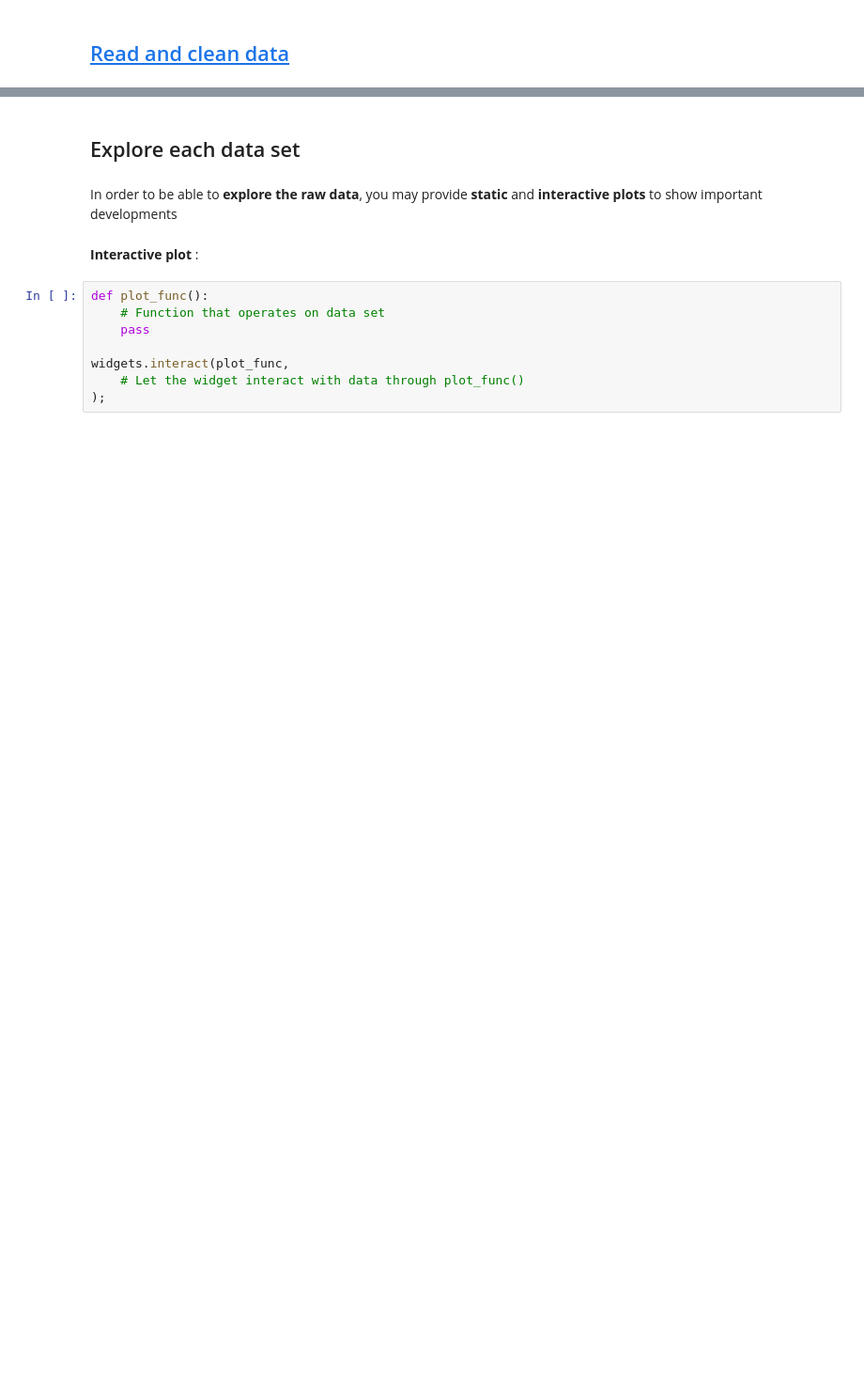
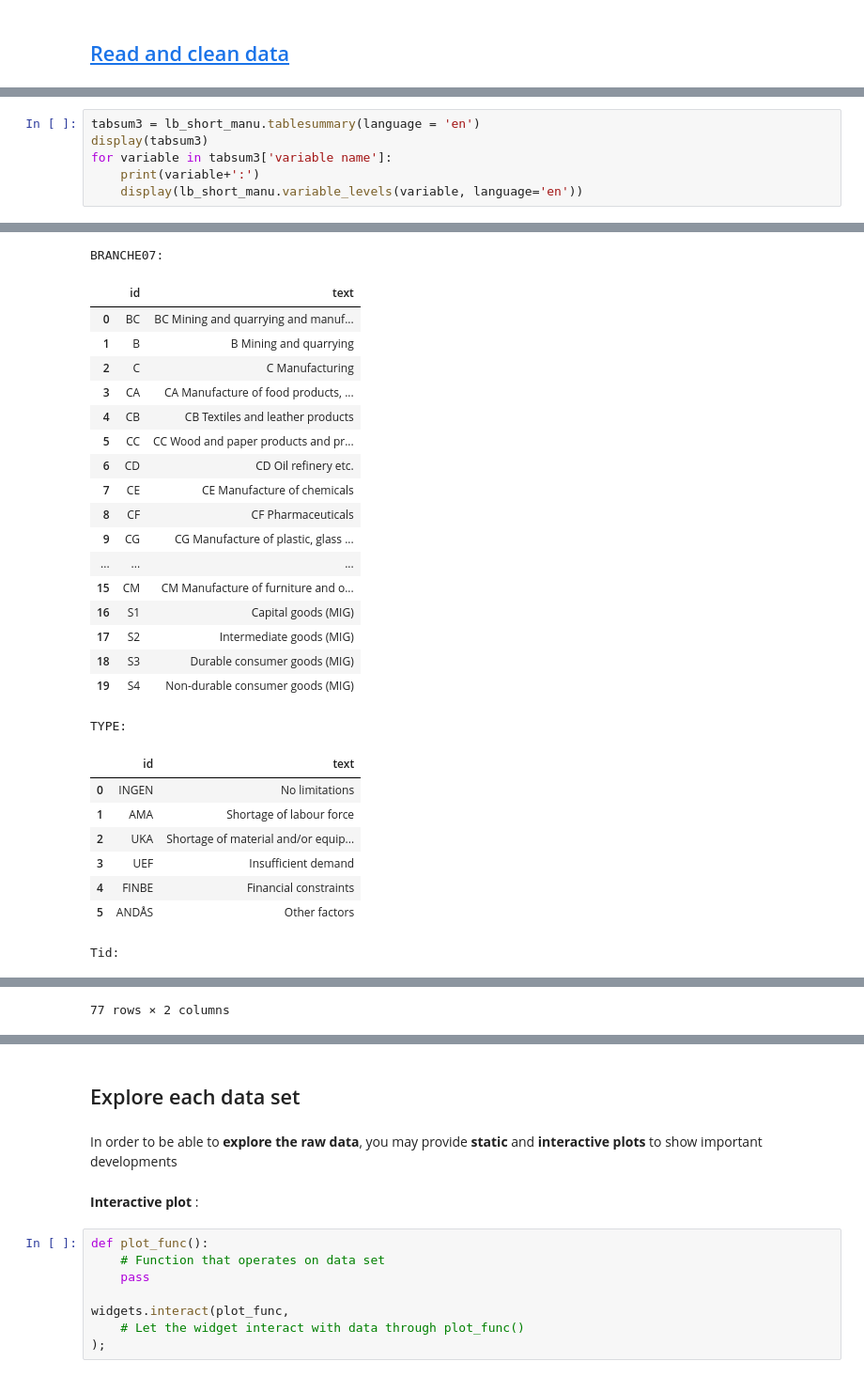
Before and after one commit to NumEconCopenhagen/Projects_2024_Emma-Anna-Oscar, a Jupyter notebook: dataproject/dataproject.ipynb, the cells around one changed output, grey strips where cells are left out. Shown at 94% size. Cells and saved outputs as stored; diff of their text form; blank space fills up the shorter version.

```diff
--- a/dataproject/dataproject.ipynb
+++ b/dataproject/dataproject.ipynb
@@ -82,0 +134,7 @@ NameError: name 'employees' is not defined
+# %%
+tabsum3 = lb_short_manu.tablesummary(language = 'en')
+display(tabsum3)
+for variable in tabsum3['variable name']:
+    print(variable+':')
+    display(lb_short_manu.variable_levels(variable, language='en'))
+# %% [output]
@@ -82,0 +147,27 @@ NameError: name 'employees' is not defined
+BRANCHE07:
+|  | id | text |
+| 0 | BC | BC Mining and quarrying and manuf... |
+| 1 | B | B Mining and quarrying |
+| 2 | C | C Manufacturing |
+| 3 | CA | CA Manufacture of food products, ... |
+| 4 | CB | CB Textiles and leather products |
+| 5 | CC | CC Wood and paper products and pr... |
+| 6 | CD | CD Oil refinery etc. |
+| 7 | CE | CE Manufacture of chemicals |
+| 8 | CF | CF Pharmaceuticals |
+| 9 | CG | CG Manufacture of plastic, glass ... |
+| ... | ... | ... |
+| 15 | CM | CM Manufacture of furniture and o... |
+| 16 | S1 | Capital goods (MIG) |
+| 17 | S2 | Intermediate goods (MIG) |
+| 18 | S3 | Durable consumer goods (MIG) |
+| 19 | S4 | Non-durable consumer goods (MIG) |
+TYPE:
+|  | id | text |
+| 0 | INGEN | No limitations |
+| 1 | AMA | Shortage of labour force |
+| 2 | UKA | Shortage of material and/or equip... |
+| 3 | UEF | Insufficient demand |
+| 4 | FINBE | Financial constraints |
+| 5 | ANDÅS | Other factors |
+Tid:
@@ -82,0 +186 @@ NameError: name 'employees' is not defined
+77 rows × 2 columns
```
Also changed, not shown: parts of 10 cells of this notebook.
